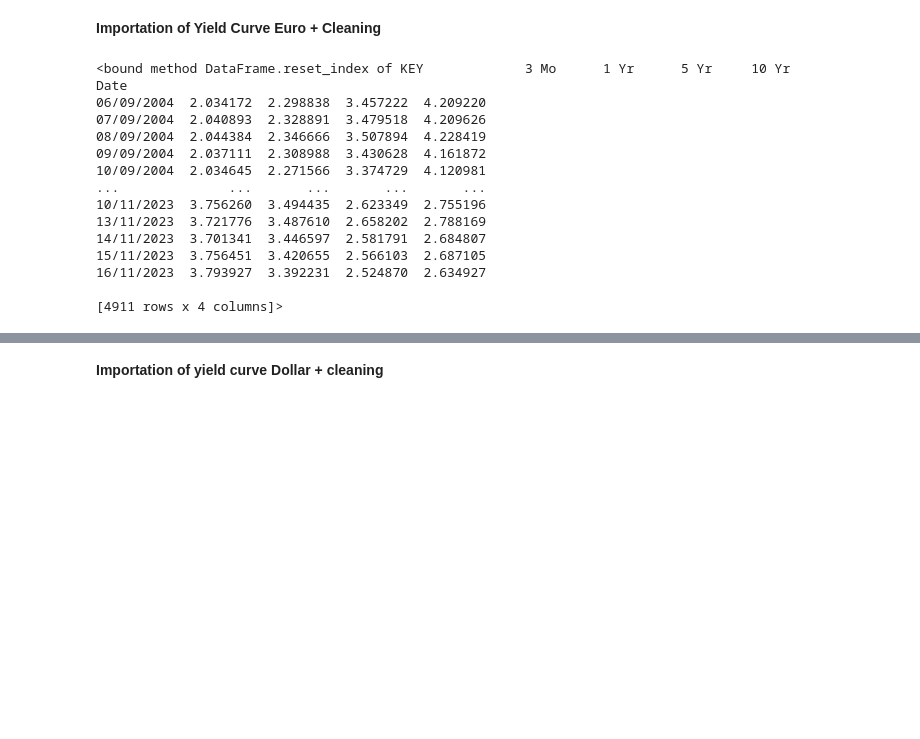
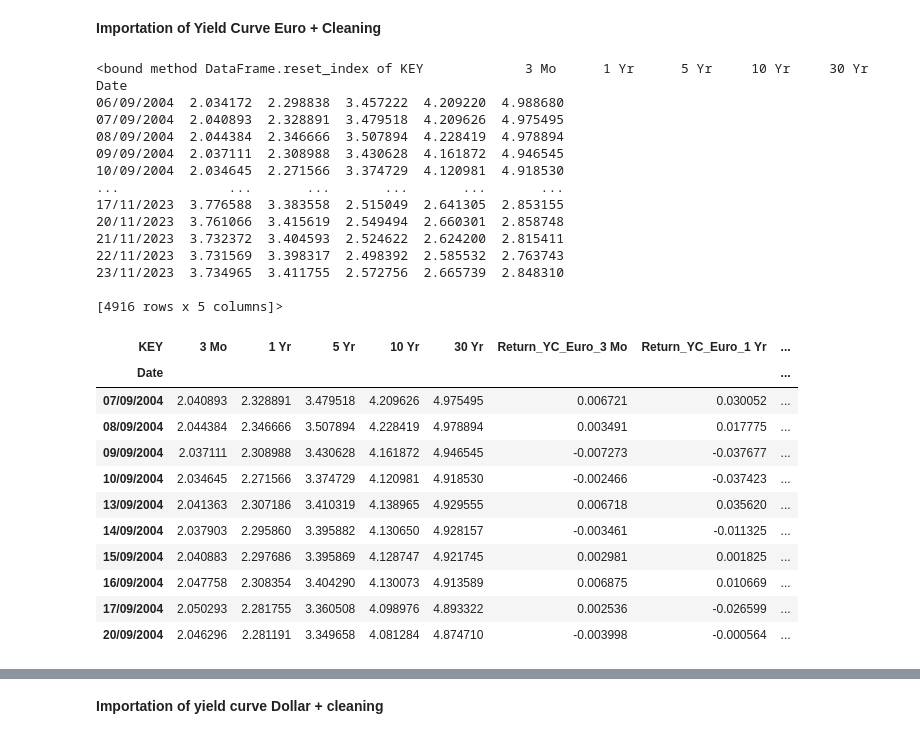
Before and after one commit to SamyaAmernis/Projet-DDEFI-2023-2024, a Jupyter notebook: ProjetBNPcopy.ipynb, the cells around one changed output, grey strips where cells are left out. Cells and saved outputs as stored; diff of their text form; code cells hidden in the pictures; blank space fills up the shorter version.

```diff
--- a/ProjetBNPcopy.ipynb
+++ b/ProjetBNPcopy.ipynb
@@ -32,27 +35,46 @@ response = requests.get(url, headers={'Accept': 'text/csv'})
 response.raise_for_status()
 df = pd.read_csv(io.StringIO(response.text), parse_dates=['TIME_PERIOD'], index_col=['TIME_PERIOD'])
 # %%
-df = df[["KEY", "OBS_VALUE"]].pivot(columns="KEY", values="OBS_VALUE").rename(columns = {"YC.B.U2.EUR.4F.G_N_A.SV_C_YM.SR_10Y" : "10 Yr",
+df = df[["KEY", "OBS_VALUE"]].pivot(columns="KEY", values="OBS_VALUE").rename(columns = {"YC.B.U2.EUR.4F.G_N_A.SV_C_YM.SR_30Y" : "30 Yr", "YC.B.U2.EUR.4F.G_N_A.SV_C_YM.SR_10Y" : "10 Yr",
                                                 "YC.B.U2.EUR.4F.G_N_A.SV_C_YM.SR_5Y" : "5 Yr",
                                                 "YC.B.U2.EUR.4F.G_N_A.SV_C_YM.SR_1Y" : "1 Yr",
-                                                "YC.B.U2.EUR.4F.G_N_A.SV_C_YM.SR_3M" : "3 Mo"}).reindex(columns=["3 Mo", "1 Yr", "5 Yr", "10 Yr"])
+                                                "YC.B.U2.EUR.4F.G_N_A.SV_C_YM.SR_3M" : "3 Mo"}).reindex(columns=["3 Mo", "1 Yr", "5 Yr", "10 Yr", "30 Yr"])
 
 df.index = df.index.strftime(date_format)
 df.index.names = ['Date']
 df.reset_index
 # %% [output]
-<bound method DataFrame.reset_index of KEY             3 Mo      1 Yr      5 Yr     10 Yr
+<bound method DataFrame.reset_index of KEY             3 Mo      1 Yr      5 Yr     10 Yr     30 Yr
 Date
-06/09/2004  2.034172  2.298838  3.457222  4.209220
-07/09/2004  2.040893  2.328891  3.479518  4.209626
-08/09/2004  2.044384  2.346666  3.507894  4.228419
-09/09/2004  2.037111  2.308988  3.430628  4.161872
-10/09/2004  2.034645  2.271566  3.374729  4.120981
-...              ...       ...       ...       ...
-10/11/2023  3.756260  3.494435  2.623349  2.755196
-13/11/2023  3.721776  3.487610  2.658202  2.788169
-14/11/2023  3.701341  3.446597  2.581791  2.684807
-15/11/2023  3.756451  3.420655  2.566103  2.687105
-16/11/2023  3.793927  3.392231  2.524870  2.634927
+06/09/2004  2.034172  2.298838  3.457222  4.209220  4.988680
+07/09/2004  2.040893  2.328891  3.479518  4.209626  4.975495
+08/09/2004  2.044384  2.346666  3.507894  4.228419  4.978894
+09/09/2004  2.037111  2.308988  3.430628  4.161872  4.946545
+10/09/2004  2.034645  2.271566  3.374729  4.120981  4.918530
+...              ...       ...       ...       ...       ...
+17/11/2023  3.776588  3.383558  2.515049  2.641305  2.853155
+20/11/2023  3.761066  3.415619  2.549494  2.660301  2.858748
+21/11/2023  3.732372  3.404593  2.524622  2.624200  2.815411
+22/11/2023  3.731569  3.398317  2.498392  2.585532  2.763743
+23/11/2023  3.734965  3.411755  2.572756  2.665739  2.848310
 
-[4911 rows x 4 columns]>
+[4916 rows x 5 columns]>
+# %%
+for x in ['3 Mo', '1 Yr', '5 Yr', '10 Yr', '30 Yr']:
+    df[f'Return_YC_Euro_{x}'] = df[x] - df[x].shift(1)
+df.dropna(inplace=True)
+
+df.head(10)
+# %% [output]
+| KEY | 3 Mo | 1 Yr | 5 Yr | 10 Yr | 30 Yr | Return_YC_Euro_3 Mo | Return_YC_Euro_1 Yr | ... |
+| Date |  |  |  |  |  |  |  | ... |
+| 07/09/2004 | 2.040893 | 2.328891 | 3.479518 | 4.209626 | 4.975495 | 0.006721 | 0.030052 | ... |
+| 08/09/2004 | 2.044384 | 2.346666 | 3.507894 | 4.228419 | 4.978894 | 0.003491 | 0.017775 | ... |
+| 09/09/2004 | 2.037111 | 2.308988 | 3.430628 | 4.161872 | 4.946545 | -0.007273 | -0.037677 | ... |
+| 10/09/2004 | 2.034645 | 2.271566 | 3.374729 | 4.120981 | 4.918530 | -0.002466 | -0.037423 | ... |
+| 13/09/2004 | 2.041363 | 2.307186 | 3.410319 | 4.138965 | 4.929555 | 0.006718 | 0.035620 | ... |
+| 14/09/2004 | 2.037903 | 2.295860 | 3.395882 | 4.130650 | 4.928157 | -0.003461 | -0.011325 | ... |
+| 15/09/2004 | 2.040883 | 2.297686 | 3.395869 | 4.128747 | 4.921745 | 0.002981 | 0.001825 | ... |
+| 16/09/2004 | 2.047758 | 2.308354 | 3.404290 | 4.130073 | 4.913589 | 0.006875 | 0.010669 | ... |
+| 17/09/2004 | 2.050293 | 2.281755 | 3.360508 | 4.098976 | 4.893322 | 0.002536 | -0.026599 | ... |
+| 20/09/2004 | 2.046296 | 2.281191 | 3.349658 | 4.081284 | 4.874710 | -0.003998 | -0.000564 | ... |
```
Also changed, not shown: parts of 23 cells of this notebook.
